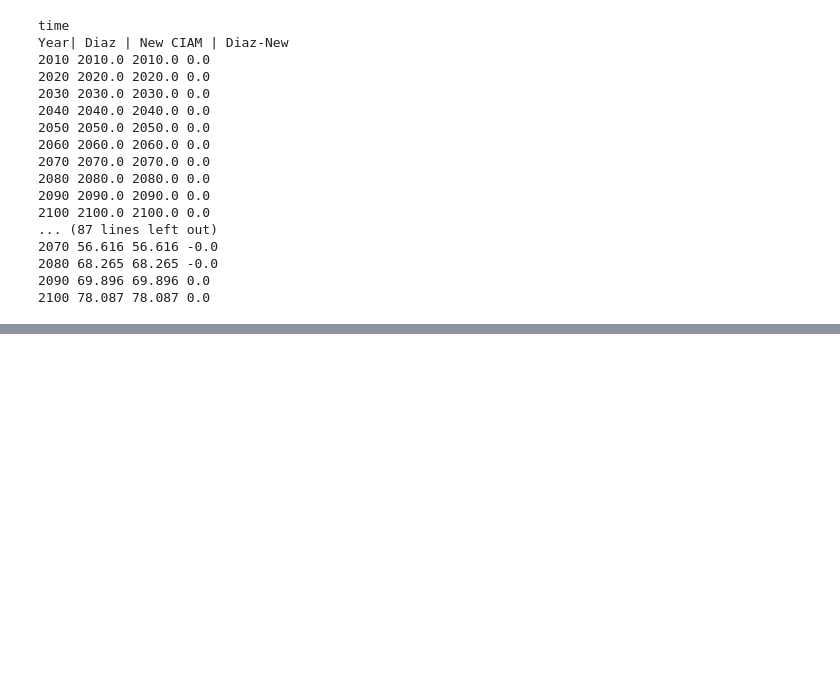
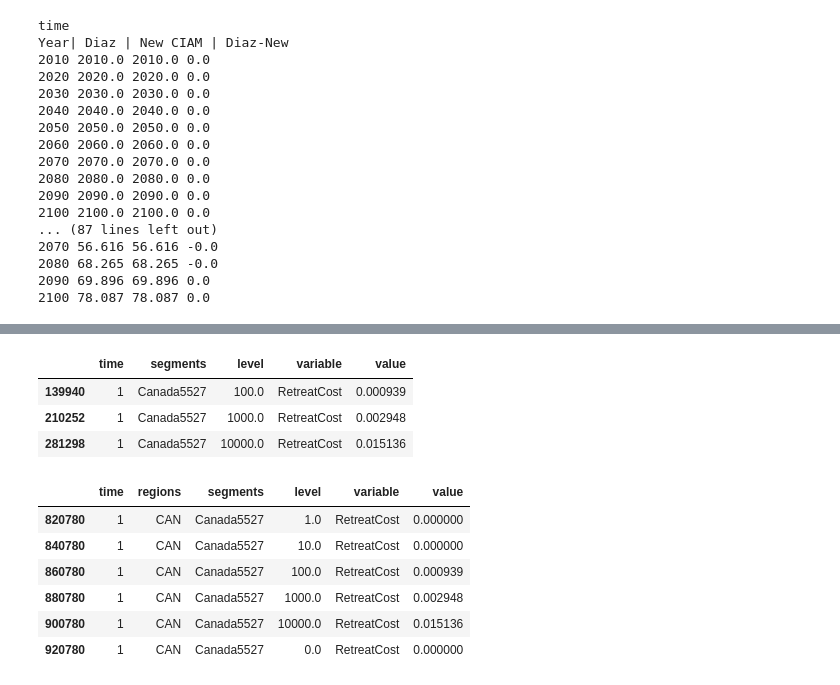
Before and after one commit to raddleverse/CIAM_uncertainty_propagation, a Jupyter notebook: baseline_comparison.ipynb, the cells around one changed output, grey strips where cells are left out. Saved outputs shown, nothing was run; the diff lists cells and outputs as text; code cells hidden in the pictures; blank space fills up the shorter version.

```diff
--- a/baseline_comparison.ipynb
+++ b/baseline_comparison.ipynb
@@ -366,0 +370,4 @@ Year| Diaz | New CIAM | Diaz-New
+# %%
+#segments_test = ["UnitedKingdom8819", "Sweden9129", "Ireland8492", "UnitedStates3383", "Canada5106", "Denmark7923", "Denmark7037"]
+dfS = pd.read_csv("./ciam-code/data/subsets/sub1names.csv", header=None)
+segments_test = list(dfS[0])
@@ -366,0 +487,19 @@ Year| Diaz | New CIAM | Diaz-New
+# %%
+seg1 = "Canada5527"
+# %%
+dfG85.loc[(dfG85.variable=="RetreatCost") & (dfG85.time==1) & (dfG85.segments==seg1)]
+# %% [output]
+|  | time | segments | level | variable | value |
+| 139940 | 1 | Canada5527 | 100.0 | RetreatCost | 0.000939 |
+| 210252 | 1 | Canada5527 | 1000.0 | RetreatCost | 0.002948 |
+| 281298 | 1 | Canada5527 | 10000.0 | RetreatCost | 0.015136 |
+# %%
+dfS.loc[(dfS.variable=="RetreatCost") & (dfS.time==1) & (dfS.segments==seg1)]
+# %% [output]
+|  | time | regions | segments | level | variable | value |
+| 820780 | 1 | CAN | Canada5527 | 1.0 | RetreatCost | 0.000000 |
+| 840780 | 1 | CAN | Canada5527 | 10.0 | RetreatCost | 0.000000 |
+| 860780 | 1 | CAN | Canada5527 | 100.0 | RetreatCost | 0.000939 |
+| 880780 | 1 | CAN | Canada5527 | 1000.0 | RetreatCost | 0.002948 |
+| 900780 | 1 | CAN | Canada5527 | 10000.0 | RetreatCost | 0.015136 |
+| 920780 | 1 | CAN | Canada5527 | 0.0 | RetreatCost | 0.000000 |
```
Also changed, not shown: parts of 35 cells of this notebook, 1 other file.
